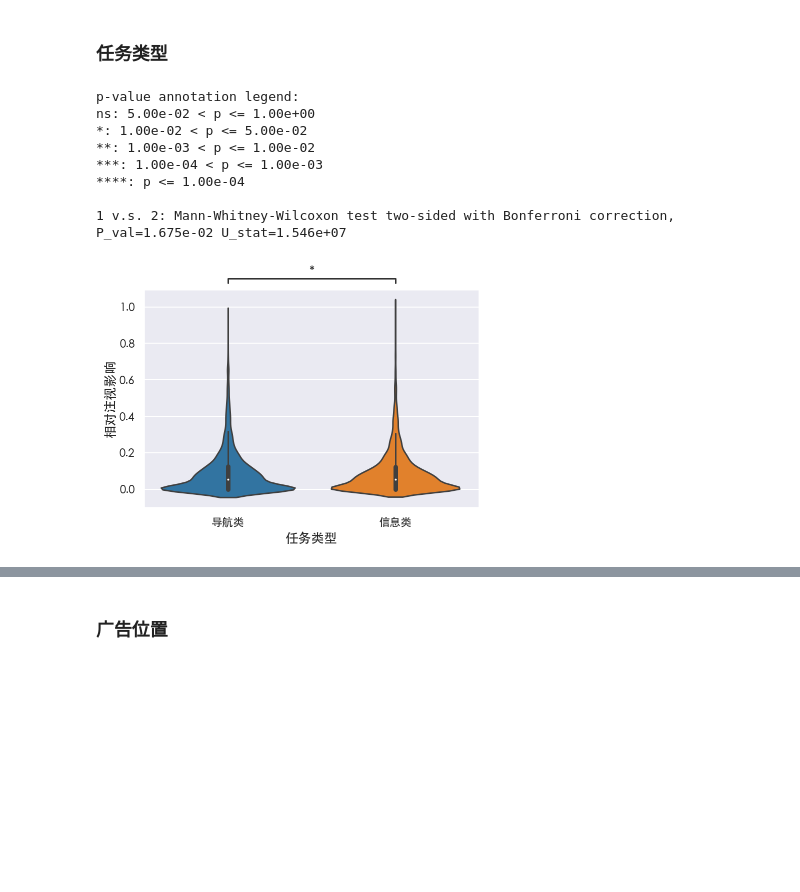
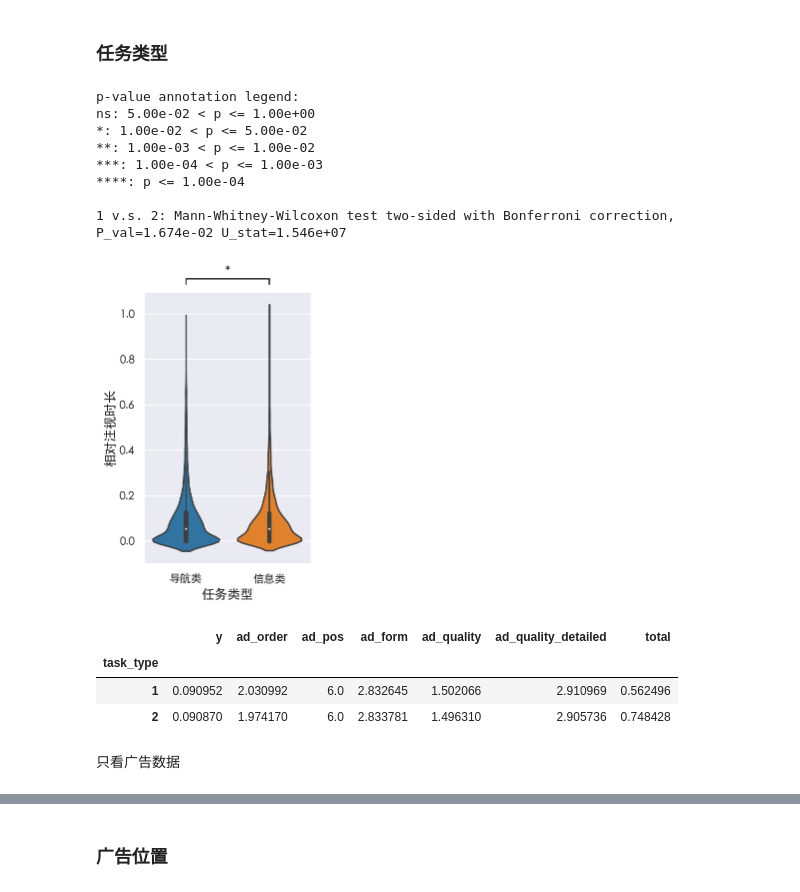
Before and after one commit to Mr-Milk/SERP-AD-EyeTracking, a Jupyter notebook: search_factors.ipynb, the cells around one changed output, grey strips where cells are left out. Saved outputs shown, nothing was run; the diff lists cells and outputs as text; code cells hidden in the pictures; blank space fills up the shorter version.

```diff
--- a/search_factors.ipynb
+++ b/search_factors.ipynb
@@ -37,8 +56,9 @@ mpl.rcParams['axes.labelsize'] = 13
 # %%
-table_file = "第6组-探究偏差：搜索结果页中广告对眼动的影响研究.xlsx"
+table_file = "data/第6组-探究偏差：搜索结果页中广告对眼动的影响研究.xlsx"
 data = pd.read_excel(table_file)
 data = data[['total fixation duration ', '任务类型', '优劣顺序', '位置', '形式', '广告质量', '广告质量（细分）']]
 data.columns = ['y', 'task_type', 'ad_order', 'ad_pos', 'ad_form', 'ad_quality', 'ad_quality_detailed']
+data['total'] = data['y']
 # %%
 data
 # %% [output]
@@ -90,7 +112,7 @@ ad_data = total_data[total_data['ad_pos'].isin([1,2,3,4,5])] # select only ad bl
 - \*\*\*: 1.00e-04 < p <= 1.00e-03
 - \*\*\*\*: p <= 1.00e-04
 # %%
-ylabel="相对注视影响"
+ylabel="相对注视时长"
 # %%
 def compare_groups(data, factor, groups):
     s, p = kruskal(*[data[data[factor] == i]['y'] for i in groups])
@@ -109,24 +131,34 @@ stat_anno_kw = dict(
 ### 任务类型
 # %%
 kw = plot_kw(total_data, 'task_type', [1, 2])
-ax = sns.violinplot(**kw)
+fig, ax = plt.subplots(figsize=(3, 5))
+ax = sns.violinplot(**kw, ax=ax)
 test_results = add_stat_annotation(ax,
                                    **kw,
                                    **stat_anno_kw,
                                    box_pairs=[(1, 2)],
                                   )
 _ = ax.set(
     xlabel="任务类型",
     ylabel=ylabel,
     xticklabels=["导航类", "信息类"],
 )
 # %% [output]
 p-value annotation legend:
 ns: 5.00e-02 < p <= 1.00e+00
 *: 1.00e-02 < p <= 5.00e-02
 **: 1.00e-03 < p <= 1.00e-02
 ***: 1.00e-04 < p <= 1.00e-03
 ****: p <= 1.00e-04
 
-1 v.s. 2: Mann-Whitney-Wilcoxon test two-sided with Bonferroni correction, P_val=1.675e-02 U_stat=1.546e+07
+1 v.s. 2: Mann-Whitney-Wilcoxon test two-sided with Bonferroni correction, P_val=1.674e-02 U_stat=1.546e+07
-[figure, old version]
+[figure, new version]
+# %%
+total_data.groupby('task_type').mean()
+# %% [output]
+|  | y | ad_order | ad_pos | ad_form | ad_quality | ad_quality_detailed | total |
+| task_type |  |  |  |  |  |  |  |
+| 1 | 0.090952 | 2.030992 | 6.0 | 2.832645 | 1.502066 | 2.910969 | 0.562496 |
+| 2 | 0.090870 | 1.974170 | 6.0 | 2.833781 | 1.496310 | 2.905736 | 0.748428 |
+# %% [markdown]
+只看广告数据
```
Also changed, not shown: parts of 21 cells of this notebook, 29 other files.
